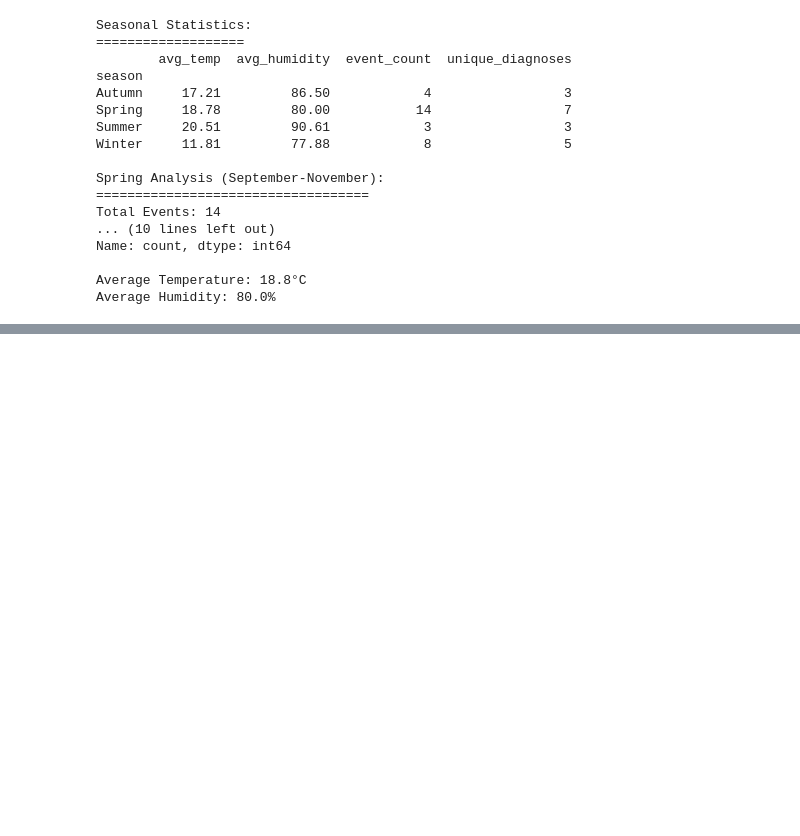
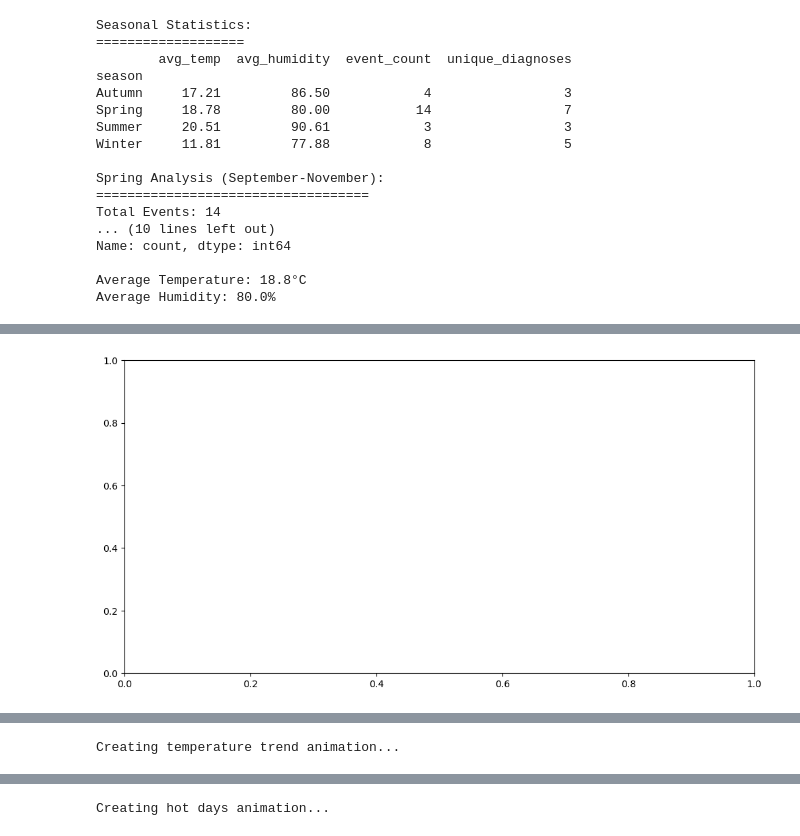
Before and after one commit to Logic06183/Joburg, a Jupyter notebook: Mental_Health.ipynb, the cells around one changed output, grey strips where cells are left out. Cells and saved outputs as stored; diff of their text form; code cells hidden in the pictures; blank space fills up the shorter version.

```diff
--- a/Mental_Health.ipynb
+++ b/Mental_Health.ipynb
@@ -3137,3 +3143,13 @@ Name: count, dtype: int64
 
 Average Temperature: 18.8°C
 Average Humidity: 80.0%
+# %%
+import ee
+
+# Initialize Earth Engine
+try:
+    ee.Initialize()
+    logger.info("Earth Engine initialized successfully!")
+except Exception as e:
+    logger.error(f"Error initializing Earth Engine: {str(e)}")
+    logger.info("Please ensure you have authenticated with Earth Engine")
@@ -3139,0 +4193,9 @@ Average Humidity: 80.0%
+# %%
+# To display an animation in the notebook:
+anim = animate_temperature_trend(climate_data)
+plt.show()
+
+# Or save them all as GIFs:
+save_animations(climate_data)
+# %% [output]
+[figure, added]
@@ -3139,0 +4203 @@ Average Humidity: 80.0%
+Creating temperature trend animation...
@@ -3139,0 +4205 @@ Average Humidity: 80.0%
+Creating hot days animation...
```
Also changed, not shown: parts of 10 cells of this notebook, 3 other files.
